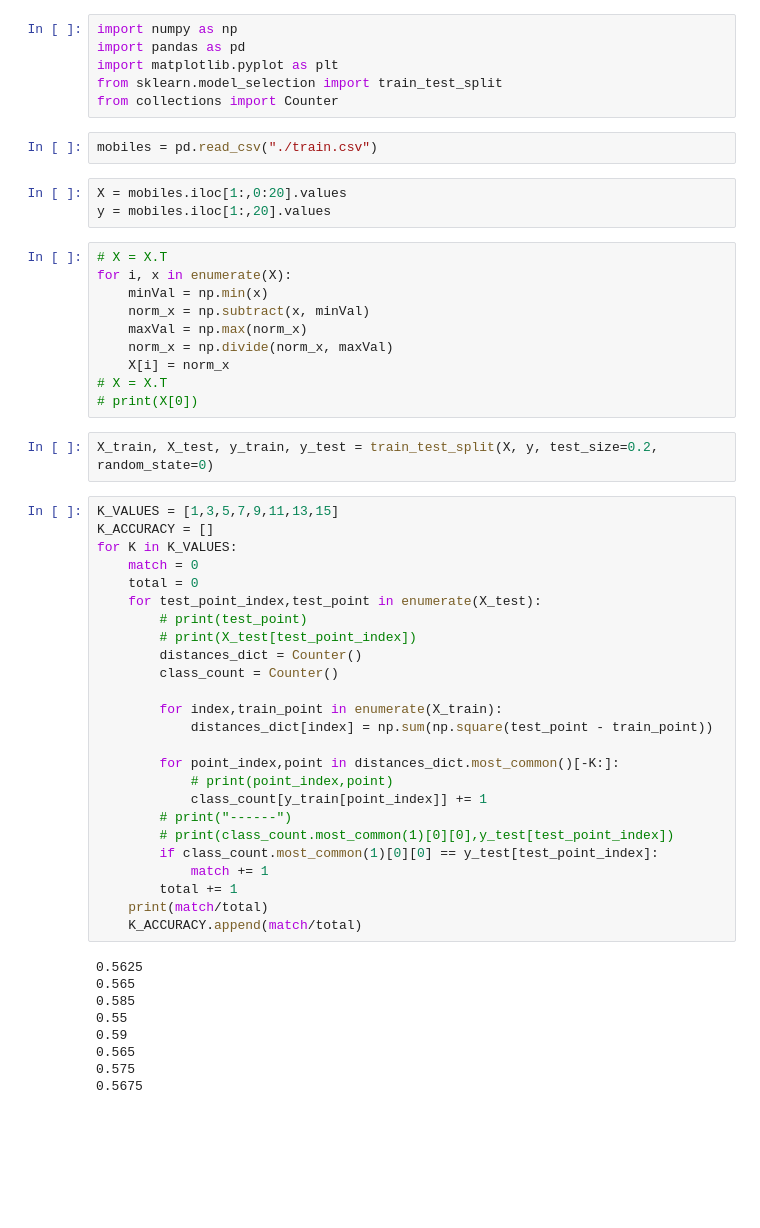
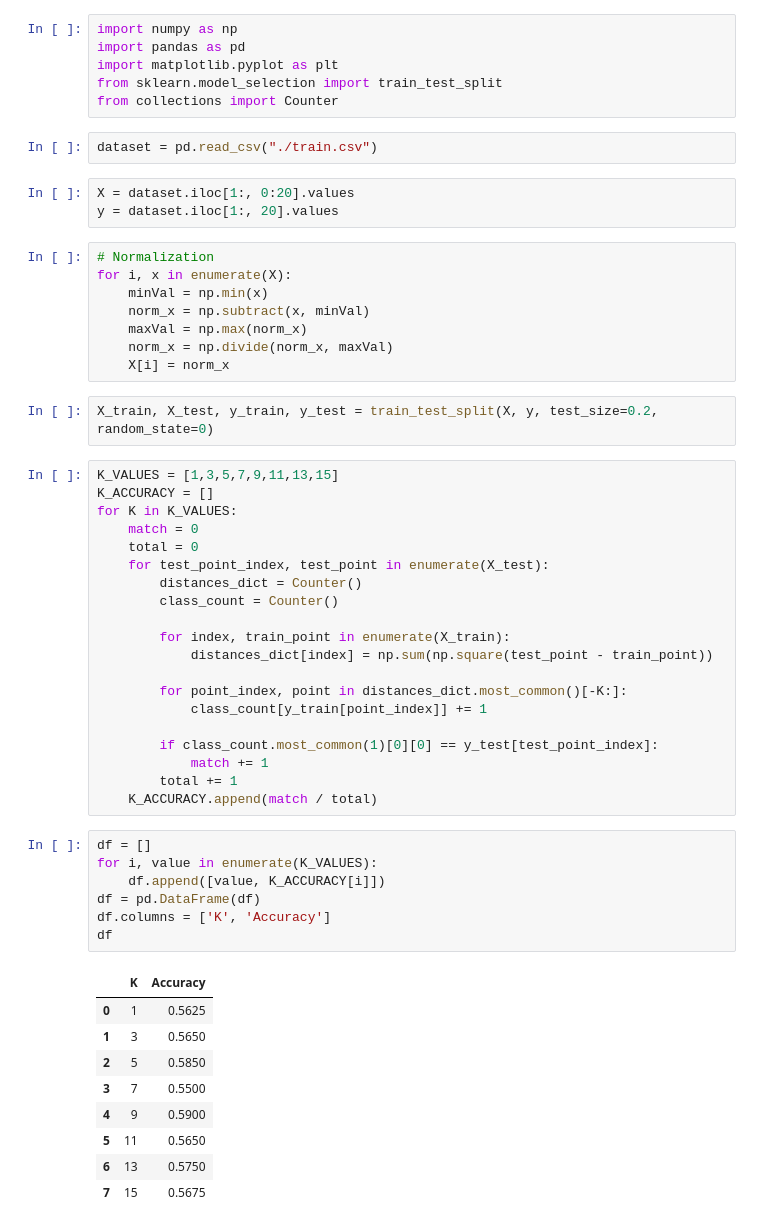
Before and after one commit to Likhith-Asapu/Locally-Adaptive-KNN, a Jupyter notebook: knn.ipynb, the cells around one changed output. Drawn from its saved outputs; the diff is of its cells as text; blank space fills up the shorter version.

```diff
--- a/knn.ipynb
+++ b/knn.ipynb
@@ -5,20 +5,18 @@ import matplotlib.pyplot as plt
 from sklearn.model_selection import train_test_split
 from collections import Counter
 # %%
-mobiles = pd.read_csv("./train.csv")
+dataset = pd.read_csv("./train.csv")
 # %%
-X = mobiles.iloc[1:,0:20].values
-y = mobiles.iloc[1:,20].values
+X = dataset.iloc[1:, 0:20].values
+y = dataset.iloc[1:, 20].values
 # %%
-# X = X.T
+# Normalization
 for i, x in enumerate(X):
     minVal = np.min(x)
     norm_x = np.subtract(x, minVal)
     maxVal = np.max(norm_x)
     norm_x = np.divide(norm_x, maxVal)
     X[i] = norm_x
-# X = X.T
-# print(X[0])
 # %%
 X_train, X_test, y_train, y_test = train_test_split(X, y, test_size=0.2, random_state=0)
 # %%
@@ -27,34 +25,37 @@ K_ACCURACY = []
 for K in K_VALUES:
     match = 0
     total = 0
-    for test_point_index,test_point in enumerate(X_test):
-        # print(test_point)
-        # print(X_test[test_point_index])
+    for test_point_index, test_point in enumerate(X_test):
         distances_dict = Counter()
         class_count = Counter()
 
-        for index,train_point in enumerate(X_train):
+        for index, train_point in enumerate(X_train):
             distances_dict[index] = np.sum(np.square(test_point - train_point))
 
-        for point_index,point in distances_dict.most_common()[-K:]:
-            # print(point_index,point)
+        for point_index, point in distances_dict.most_common()[-K:]:
             class_count[y_train[point_index]] += 1
-        # print("------")
-        # print(class_count.most_common(1)[0][0],y_test[test_point_index])
+
         if class_count.most_common(1)[0][0] == y_test[test_point_index]:
             match += 1
         total += 1
-    print(match/total)
-    K_ACCURACY.append(match/total)
+    K_ACCURACY.append(match / total)
-# %% [output]
-0.5625
-0.565
-0.585
-0.55
-0.59
-0.565
-0.575
-0.5675
+# %%
+df = []
+for i, value in enumerate(K_VALUES):
+    df.append([value, K_ACCURACY[i]])
+df = pd.DataFrame(df)
+df.columns = ['K', 'Accuracy']
+df
+# %% [output]
+|  | K | Accuracy |
+| 0 | 1 | 0.5625 |
+| 1 | 3 | 0.5650 |
+| 2 | 5 | 0.5850 |
+| 3 | 7 | 0.5500 |
+| 4 | 9 | 0.5900 |
+| 5 | 11 | 0.5650 |
+| 6 | 13 | 0.5750 |
+| 7 | 15 | 0.5675 |
 # %%
 plt.xlabel("K value")
 plt.ylabel("Accuracy")
```
Also changed, not shown: parts of 1 cell of this notebook, 1 other file.
